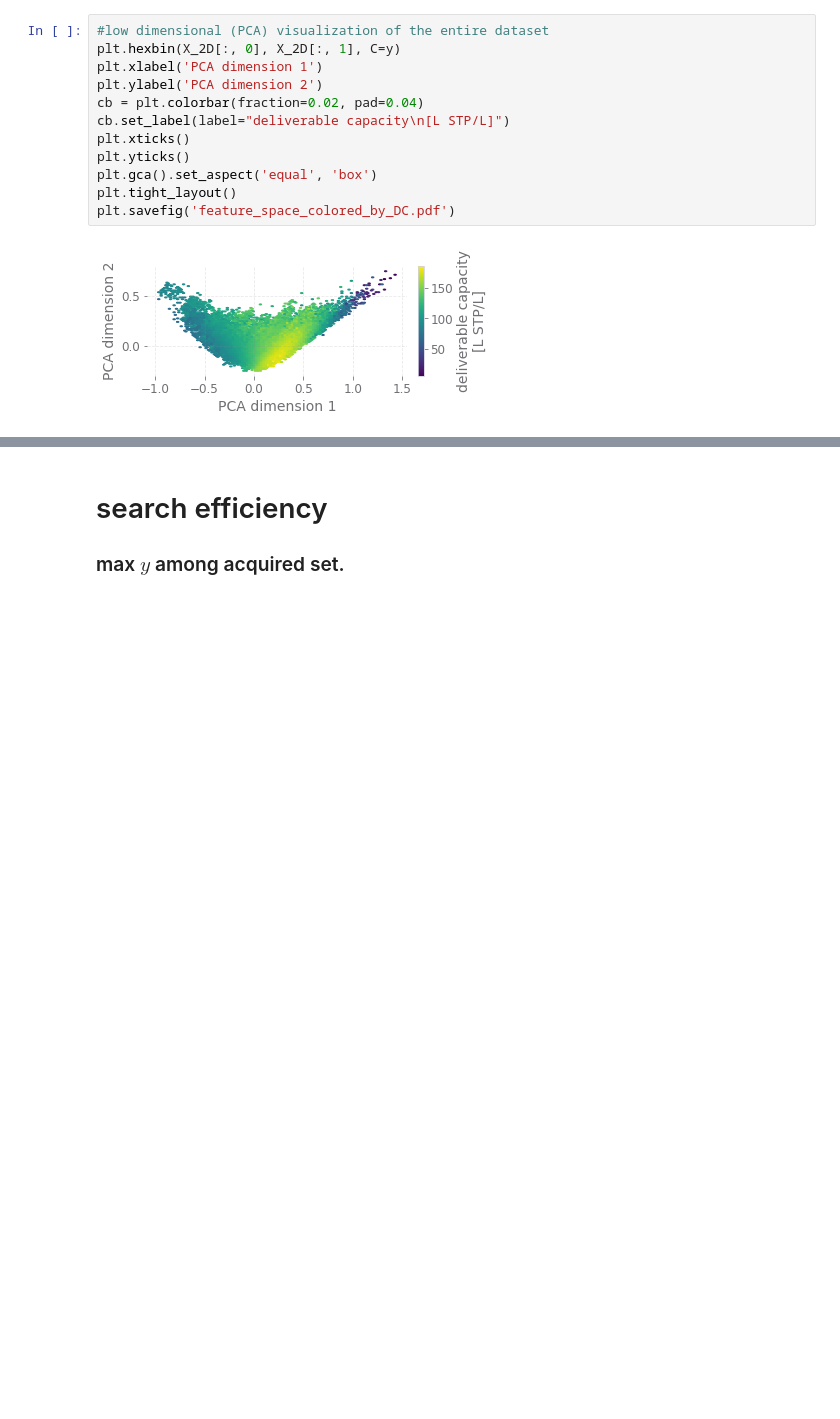
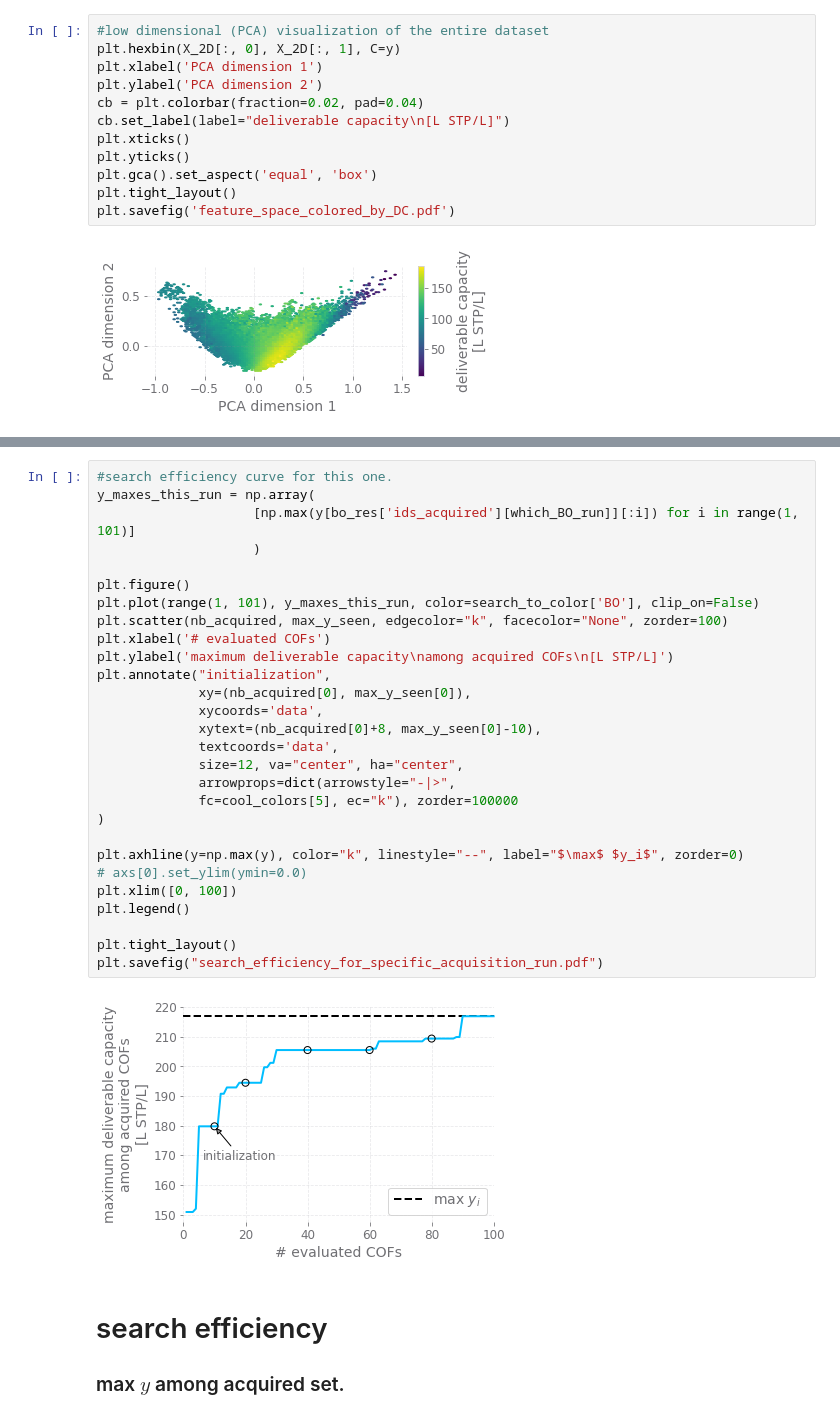
Before and after one commit to aryandeshwal/BO_of_COFs, a Jupyter notebook: new/viz.ipynb, the cells around one changed output, grey strips where cells are left out. Saved outputs shown, nothing was run; the diff lists cells and outputs as text; blank space fills up the shorter version.

```diff
--- a/new/viz.ipynb
+++ b/new/viz.ipynb
@@ -108,3 +111,33 @@ plt.savefig("feature_space_acquired_COFs.pdf", bbox_inches="tight")
+# %%
+#search efficiency curve for this one.
+y_maxes_this_run = np.array(
+                    [np.max(y[bo_res['ids_acquired'][which_BO_run]][:i]) for i in range(1, 101)]
+                    )
+
+plt.figure()
+plt.plot(range(1, 101), y_maxes_this_run, color=search_to_color['BO'], clip_on=False)
+plt.scatter(nb_acquired, max_y_seen, edgecolor="k", facecolor="None", zorder=100)
+plt.xlabel('# evaluated COFs')
+plt.ylabel('maximum deliverable capacity\namong acquired COFs\n[L STP/L]')
+plt.annotate("initialization",
+             xy=(nb_acquired[0], max_y_seen[0]),
+             xycoords='data',
+             xytext=(nb_acquired[0]+8, max_y_seen[0]-10),
+             textcoords='data',
+             size=12, va="center", ha="center",
+             arrowprops=dict(arrowstyle="-|>",
+             fc=cool_colors[5], ec="k"), zorder=100000
+)
+
+plt.axhline(y=np.max(y), color="k", linestyle="--", label="$\max$ $y_i$", zorder=0)
+# axs[0].set_ylim(ymin=0.0)
+plt.xlim([0, 100])
+plt.legend()
+
+plt.tight_layout()
+plt.savefig("search_efficiency_for_specific_acquisition_run.pdf")
+# %% [output]
+[figure, added]
 # %% [markdown]
 # search efficiency
 ### max $y$ among acquired set.
```
Also changed, not shown: parts of 2 cells of this notebook.
